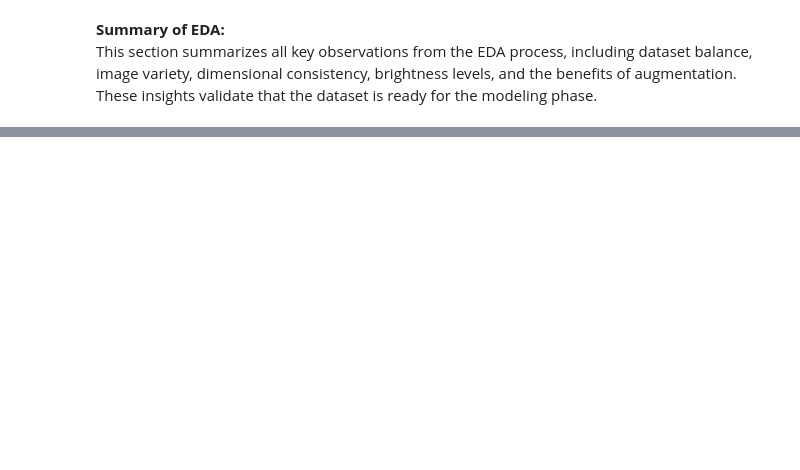
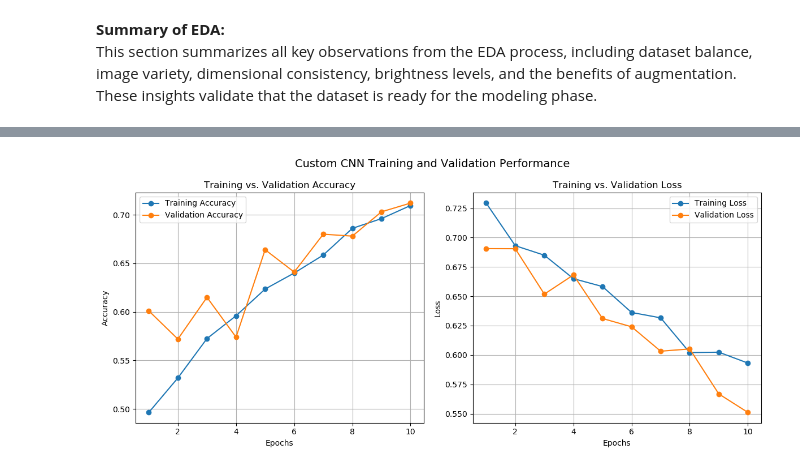
Before and after one commit to MandeepCon/CSCN8010-Practical-Lab-3, a Jupyter notebook: PracticalLab3.ipynb, the cells around one changed output, grey strips where cells are left out. Drawn from its saved outputs; the diff is of its cells as text; code cells hidden in the pictures; blank space fills up the shorter version.

```diff
--- a/PracticalLab3.ipynb
+++ b/PracticalLab3.ipynb
@@ -356,0 +462,8 @@ This section summarizes all key observations from the EDA process, including dat
+# %%
+# Fit the model using augmented training data
+history_cnn = model_cnn.fit(
+    train_generator,
+    epochs=10,
+    validation_data=validation_generator,
+    callbacks=[checkpoint_cb, earlystop_cb]
+)
@@ -356,0 +492,41 @@ This section summarizes all key observations from the EDA process, including dat
+# %%
+import matplotlib.pyplot as plt
+
+# Extract accuracy and loss values
+acc = history_cnn.history['accuracy']
+val_acc = history_cnn.history['val_accuracy']
+loss = history_cnn.history['loss']
+val_loss = history_cnn.history['val_loss']
+epochs = range(1, len(acc) + 1)
+
+# Plot accuracy and loss
+plt.figure(figsize=(12, 5))
+
+# Accuracy subplot
+plt.subplot(1, 2, 1)
+plt.plot(epochs, acc, label='Training Accuracy', marker='o')
+plt.plot(epochs, val_acc, label='Validation Accuracy', marker='o')
+plt.title('Training vs. Validation Accuracy')
+plt.xlabel('Epochs')
+plt.ylabel('Accuracy')
+plt.legend()
+plt.grid(True)
+
+# Loss subplot
+plt.subplot(1, 2, 2)
+plt.plot(epochs, loss, label='Training Loss', marker='o')
+plt.plot(epochs, val_loss, label='Validation Loss', marker='o')
+plt.title('Training vs. Validation Loss')
+plt.xlabel('Epochs')
+plt.ylabel('Loss')
+plt.legend()
+plt.grid(True)
+
+# Main title and layout adjustments
+plt.suptitle("Custom CNN Training and Validation Performance", fontsize=14, y=1.05)
+plt.tight_layout()
+plt.subplots_adjust(top=.93)  # Adjust space below the suptitle
+
+plt.show()
+# %% [output]
+[figure, added]
```
Also changed, not shown: parts of 12 cells of this notebook, 1 other file.
